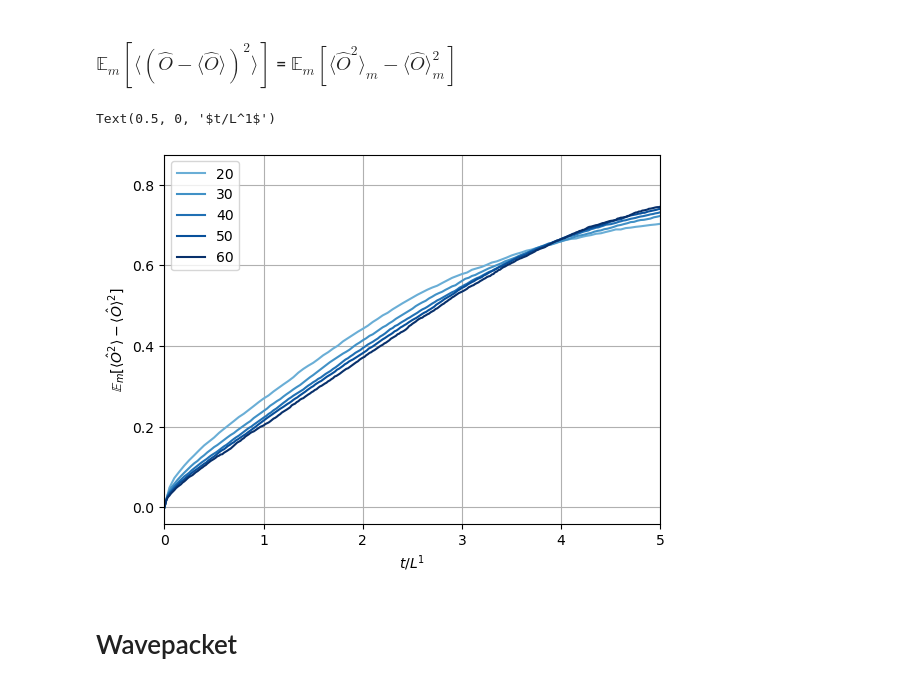
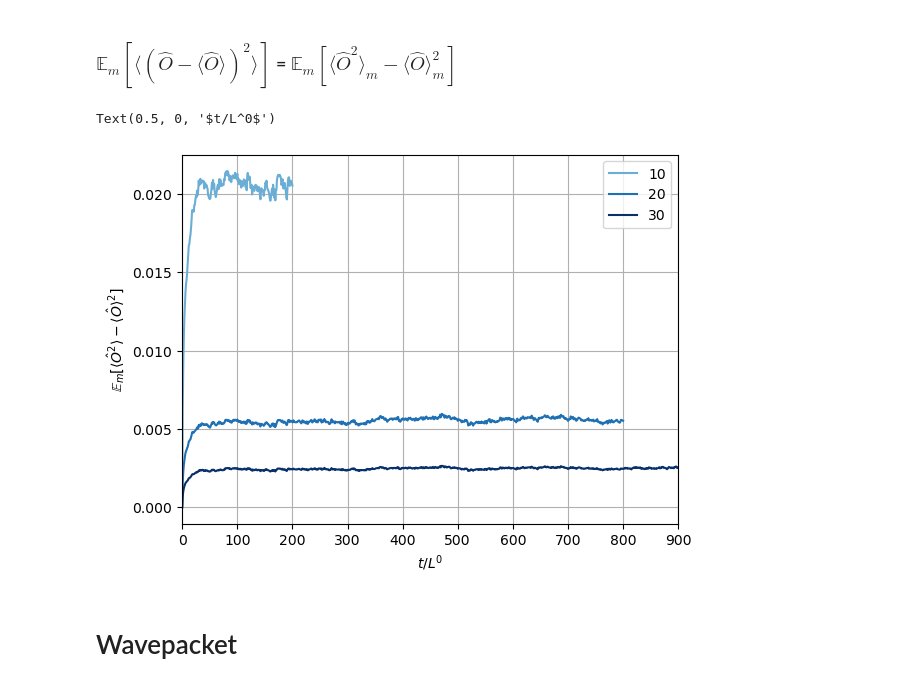
Before and after one commit to youtao1999/CT_MPS, a Jupyter notebook: FM_DW_T.ipynb, the cells around one changed output. Cells and saved outputs as stored; diff of their text form; code cells hidden in the pictures.

```diff
--- a/FM_DW_T.ipynb
+++ b/FM_DW_T.ipynb
@@ -199,12 +168,12 @@ ax.set_xlim(0,.8)
 (0.0, 0.8)
 [figure]
 # %%
-L_list=np.arange(20,61,10)
+L_list=np.arange(10,31,10)
 # L_list=[20,30,40,50]
 fig,ax=plt.subplots()
 z=2
 for L in L_list:
-    data=df_MPS_0_DW.xs(level='Metrics',key='DW1').xs(level='p_ctrl',key=0.41).xs(level='p_proj',key=0.00).xs(level='L',key=L).sort_index()['observations']
+    data=df_MPS_0_DW.xs(level='Metrics',key='DW1').xs(level='p_ctrl',key=0.5).xs(level='p_proj',key=0.00).xs(level='L',key=L).sort_index()['observations']
     t_list=data.index
     y=data.apply(np.mean)
     ax.plot((t_list/L**z),y,label=L)
@@ -363,0 +361,2 @@ Text(0.5, 0, '$\\sqrt{t/L^{2.00}}$')
+# %%
+sigma2=(data2-data1.apply(lambda x : np.array(x)**2))
@@ -363,0 +380,12 @@ Text(0.5, 0, '$\\sqrt{t/L^{2.00}}$')
+# %%
+def align_t0_map(sigma_map):
+    """2d map (t_max, ensemble)"""
+    t_max=sigma_map.shape[0]
+    ensemble=sigma_map.shape[1]
+    for idx in range(ensemble):
+        for x in range(t_max):
+            if abs(sigma_map[x,idx])>1e-10:
+                break
+        start_idx = max(x-1,0)
+        sigma_map[:t_max-start_idx,idx]=sigma_map[start_idx:,idx]
+        sigma_map[t_max-start_idx:,idx]=np.nan
@@ -364,8 +442,8 @@ Text(0.5, 0, '$\\sqrt{t/L^{2.00}}$')
 # %%
-L_list=np.arange(10,61,10)
+L_list=np.arange(10,31,10)
 # L_list=[20,30,40,50]
 fig,ax=plt.subplots()
-p_ctrl=0.6
+p_ctrl=0.5
 z=0
 color_list=(plt.cm.Blues(np.linspace(0.5,1,len(L_list))))
 y_list=[]
@@ -373,12 +451,14 @@ for idx,L in enumerate(L_list):
     data1=df_MPS_0_DW.xs(level='Metrics',key='DW1').xs(level='p_ctrl',key=p_ctrl).xs(level='L',key=L).xs(level='p_proj',key=0.00).sort_index()['observations']
     data2=df_MPS_0_DW.xs(level='Metrics',key='DW2').xs(level='p_ctrl',key=p_ctrl).xs(level='L',key=L).xs(level='p_proj',key=0.00).sort_index()['observations']
     t_list=data1.index
-    y=(data2-data1.apply(lambda x : np.array(x)**2)).apply(np.mean)
-    ax.plot(((t_list/L**z)),(y),label=L,color=(color_list[idx]), )
+    sigma2=np.stack(data2-data1.apply(lambda x : np.array(x)**2))
+    align_t0_map(sigma2)
+    sigma2=np.nanmean(sigma2,axis=1)
+    ax.plot(((t_list/L**z)),sigma2,label=L,color=(color_list[idx]), )
     y_list.append(y)
 ax.legend()
 ax.grid('on')
-ax.set_xlim(0,100/L_list[0]**z)
+ax.set_xlim(0,1000/L_list[0]**z)
 ax.set_ylabel(r'$\mathbb{E}_m[\langle\hat{F}^2\rangle-\langle\hat{F}\rangle^2]$')
 # ax.set_xlabel(f'$t/L^{{{z:.2f}}}$')
 ax.set_xlabel(f'$t/L^{z}$')
@@ -849,27 +941,27 @@ ax.set_xlim(0,1200/L**z)
 # %% [markdown]
 ### $\mathbb{E}_m[\langle(\hat{O}-\langle\hat{O}\rangle)^2\rangle]$ = $\mathbb{E}_m[\langle\hat{O}^2\rangle_m-\langle\hat{O}\rangle_m^2]$
 # %%
-L_list=np.arange(20,61,10)
-# L_list=[20,30,40,50]
+# L_list=np.arange(20,61,10)
+L_list=[10,20,30,]
 fig,ax=plt.subplots()
-z=1
-p_ctrl=0.4
+z=0
+p_ctrl=0.6
 color_list=(plt.cm.Blues(np.linspace(0.5,1,len(L_list))))
 for idx,L in enumerate(L_list):
     data1=df_MPS_0_DW.xs(level='Metrics',key='O1').xs(level='p_ctrl',key=p_ctrl).xs(level='L',key=L).xs(level='p_proj',key=0.00).sort_index()['observations']
     data2=df_MPS_0_DW.xs(level='Metrics',key='O2').xs(level='p_ctrl',key=p_ctrl).xs(level='L',key=L).xs(level='p_proj',key=0.00).sort_index()['observations']
     t_list=data1.index
     y=(data2-data1.apply(lambda x : np.array(x)**2)).apply(np.mean)
-    ax.plot((t_list/L**z),y*L,label=L,color=(color_list[idx]))
+    ax.plot((t_list/L**z),y*L**0.,label=L,color=(color_list[idx]))
 ax.legend()
 ax.grid('on')
-ax.set_xlim(0,100/L_list[0]**z)
+ax.set_xlim(0,900/L_list[0]**z)
 ax.set_ylabel(r'$\mathbb{E}_m[\langle\hat{O}^2\rangle-\langle\hat{O}\rangle^2]$')
 # ax.set_xlabel(f'$t/L^{{{z:.2f}}}$')
 ax.set_xlabel(f'$t/L^{z}$')
 # %% [output]
-Text(0.5, 0, '$t/L^1$')
+Text(0.5, 0, '$t/L^0$')
-[figure, old version]
+[figure, new version]
 # %% [markdown]
 # Wavepacket
 # %%
```
Also changed, not shown: parts of 27 cells of this notebook, 1 other file.
